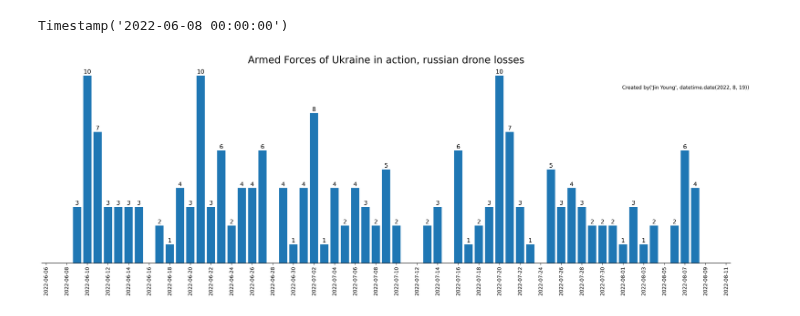
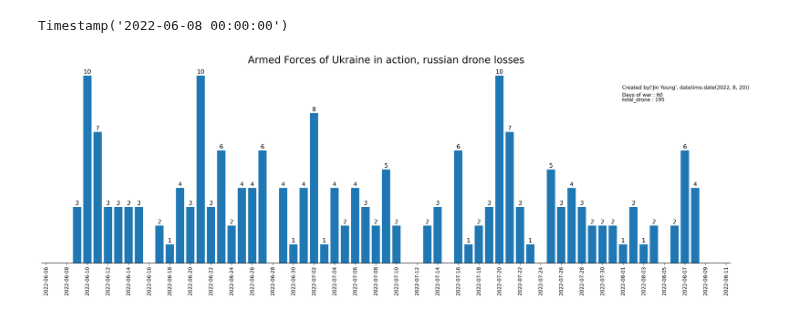
Before and after one commit to 00150/Practice-anything...., a Jupyter notebook: 2022__우크라이나_러시아_전쟁_(2).ipynb, the cells around one changed output. Saved outputs shown, nothing was run; the diff lists cells and outputs as text; code cells hidden in the pictures.

```diff
--- a/2022__우크라이나_러시아_전쟁_(2).ipynb
+++ b/2022__우크라이나_러시아_전쟁_(2).ipynb
@@ -332,31 +332,56 @@ ax.tick_params(labelleft=False)
 # none 및 both는 레이블이 아닌 눈금에만 영향을 줍니다.
 # none : 두 위치의 눈금, 왼쪽의 레이블, 틱을 원하지 않을 때 사용합니다.
 # both : 눈금이 두 위치에 모두 나타나도록 사용하지만, 눈금 레이블은 변경하지 않습니다.
 ax.yaxis.set_ticks_position('none')
 
 # ax.spines : 데이터 플롯 영역을 제한하는 선이다, 상황에 따라 일부를 제거하거나, 색상을 변경하거나, 보이지 않게 또는 너비/스타일 조절 등이 가능...
 # ax.spines[원하는위치]
 # set_visible (가시성 설정)
 ax.spines['top'].set_visible(False)
 ax.spines['left'].set_visible(False)
 ax.spines['right'].set_visible(False)
 
 
 # pyplot으로 주석을 나타내는 annotate를 사용해보기.
 ax.annotate(f'Created by{fig_author, fig_date}', xy=(0.8, 0.85), xycoords = 'figure fraction')
+ax.annotate(f'Days of war : {period}', xy=(0.8, 0.82), xycoords = 'figure fraction')
+ax.annotate(f'total_drone : {total_drone}', xy=(0.8, 0.8), xycoords = 'figure fraction')
 
 
 # 제목
 plt.title(f'Armed Forces of Ukraine in action, russian drone losses',fontsize=20)
 
+
+
+# 텍스트 추가
+# 2022년 06월 08일부터 2022 08월 09일까지 파괴된 드론의 수 (러시아)
+total_drone = df_['드론'].sum()
+
+
+# 표에서 나타난 개전일
+early = df_.at[104,'날짜']
+
+
+# 날짜
+latest = df_.at[164,'날짜']
+
+
+# 총 개전일
+period = (latest - early).days
+
+
+df_.at[164,'날짜']
+
+
 # tight_layout() : 서브플롯 사이 패딩 값 조정
 plt.tight_layout()
+
 
 # savefig 현재 그림 저장
 # plt.savefig('{}.png'.format(column_equipment))
 
 
 #출력
 plt.show()
 # %% [output]
-[figure, old version]
+[figure, new version]
```
Also changed, not shown: parts of 1 cell of this notebook.
